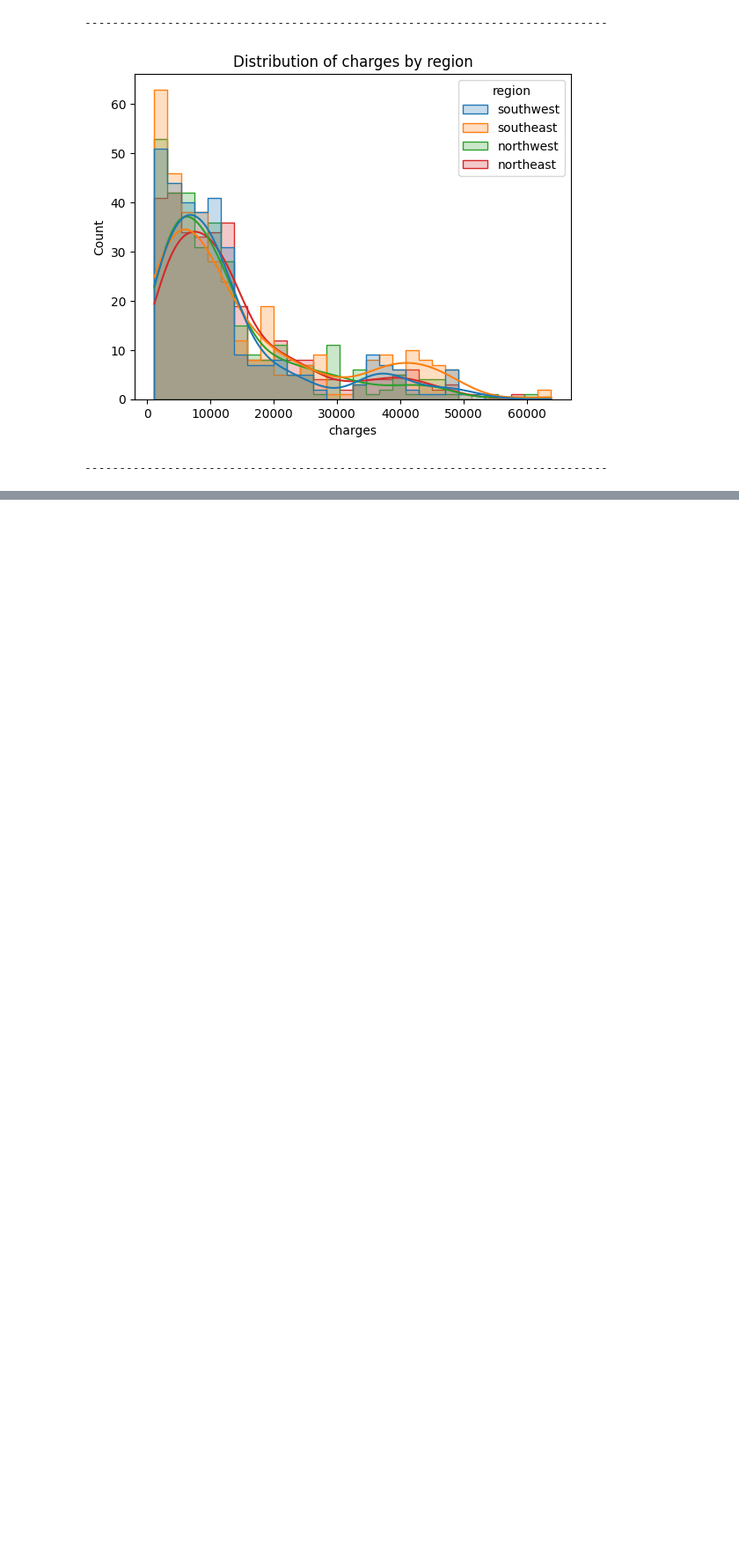
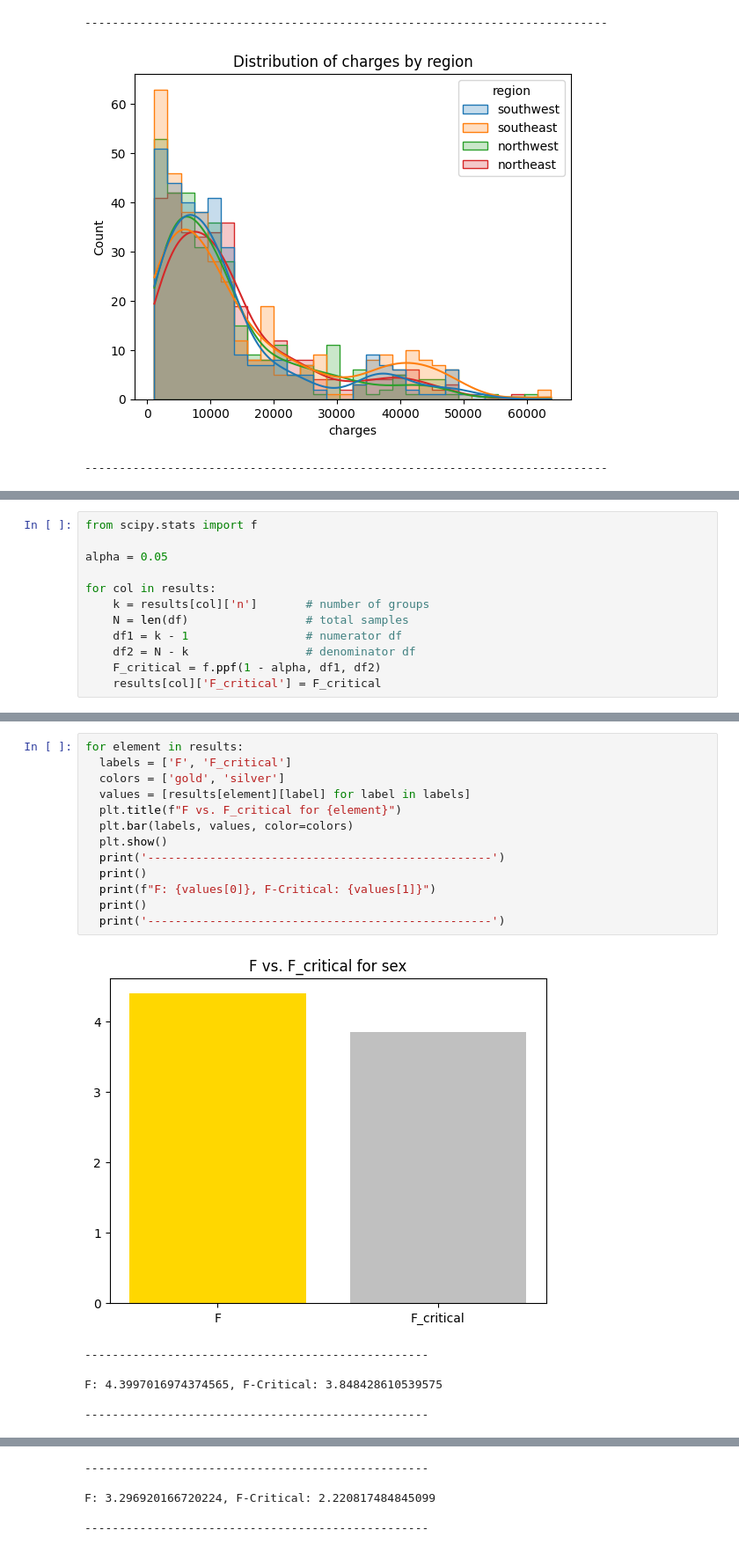
Before and after one commit to lewinskie254/eda, a Jupyter notebook: Categorical_to_Numeric.ipynb, the cells around one changed output, grey strips where cells are left out. Shown at 88% size. Drawn from its saved outputs; the diff is of its cells as text; blank space fills up the shorter version.

```diff
--- a/Categorical_to_Numeric.ipynb
+++ b/Categorical_to_Numeric.ipynb
@@ -233,0 +280,12 @@ for col in columns:
+# %%
+from scipy.stats import f
+
+alpha = 0.05
+
+for col in results:
+    k = results[col]['n']       # number of groups
+    N = len(df)                 # total samples
+    df1 = k - 1                 # numerator df
+    df2 = N - k                 # denominator df
+    F_critical = f.ppf(1 - alpha, df1, df2)
+    results[col]['F_critical'] = F_critical
@@ -233,0 +312,20 @@ for col in columns:
+# %%
+for element in results:
+  labels = ['F', 'F_critical']
+  colors = ['gold', 'silver']
+  values = [results[element][label] for label in labels]
+  plt.title(f"F vs. F_critical for {element}")
+  plt.bar(labels, values, color=colors)
+  plt.show()
+  print('--------------------------------------------------')
+  print()
+  print(f"F: {values[0]}, F-Critical: {values[1]}")
+  print()
+  print('--------------------------------------------------')
+# %% [output]
+[figure, added]
+--------------------------------------------------
+
+F: 4.3997016974374565, F-Critical: 3.848428610539575
+
+--------------------------------------------------
@@ -233,0 +333,5 @@ for col in columns:
+--------------------------------------------------
+
+F: 3.296920166720224, F-Critical: 2.220817484845099
+
+--------------------------------------------------
```
Also changed, not shown: parts of 7 cells of this notebook.
